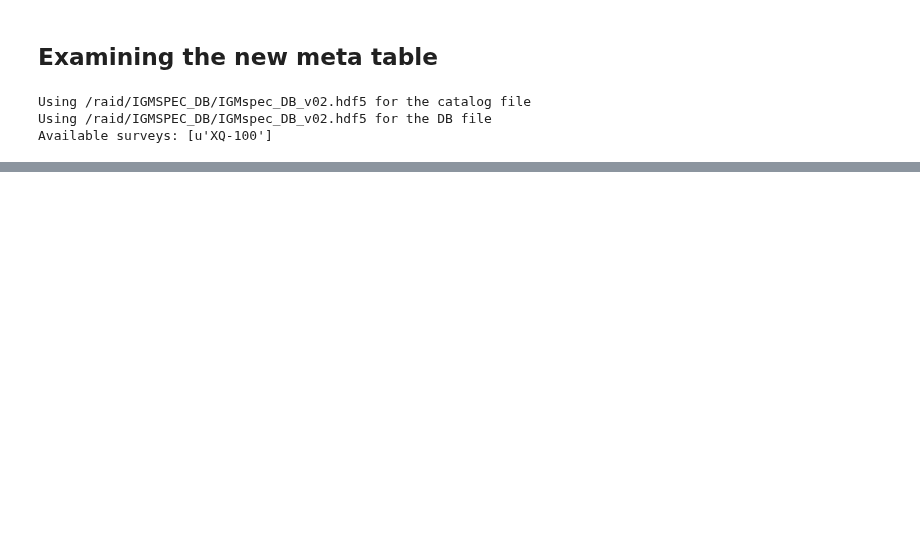
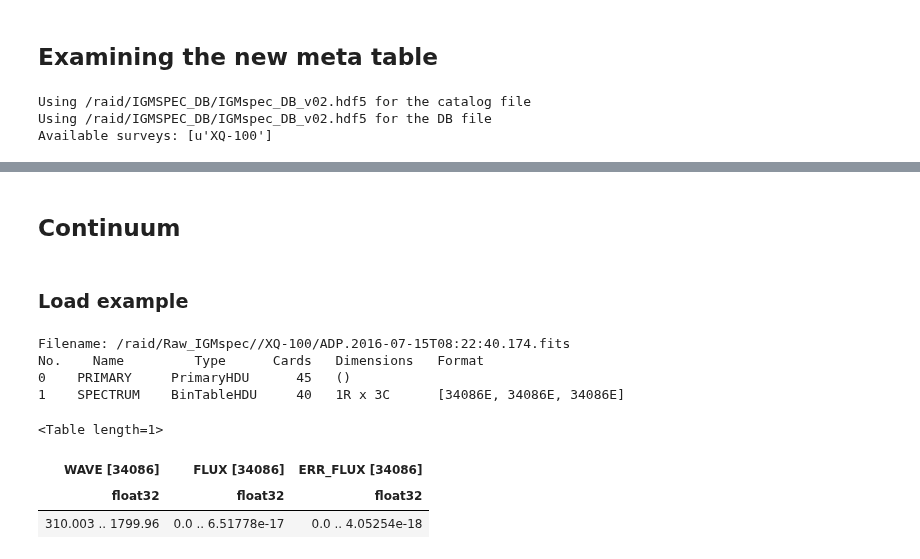
Before and after one commit to specdb/igmspec, a Jupyter notebook: docs/datasets/XQ-100.ipynb, the cells around one changed output, grey strips where cells are left out. Saved outputs shown, nothing was run; the diff lists cells and outputs as text; code cells hidden in the pictures; blank space fills up the shorter version.

```diff
--- a/docs/datasets/XQ-100.ipynb
+++ b/docs/datasets/XQ-100.ipynb
@@ -121,3 +168,26 @@ new_meta.keys()
  'R',
  'SURVEY_ID',
  'SPEC_FILE']
+# %% [markdown]
+## Continuum
+# %% [markdown]
+### Load example
+# %%
+exmpl = '/raid/Raw_IGMspec//XQ-100/ADP.2016-07-15T08:22:40.174.fits'
+# %%
+hdu = fits.open(exmpl)
+hdu.info()
+# %% [output]
+Filename: /raid/Raw_IGMspec//XQ-100/ADP.2016-07-15T08:22:40.174.fits
+No.    Name         Type      Cards   Dimensions   Format
+0    PRIMARY     PrimaryHDU      45   ()
+1    SPECTRUM    BinTableHDU     40   1R x 3C      [34086E, 34086E, 34086E]
+# %%
+all_spec = Table(hdu[1].data)
+# %%
+all_spec
+# %% [output]
+<Table length=1>
+| WAVE [34086] | FLUX [34086] | ERR_FLUX [34086] |
+| float32 | float32 | float32 |
+| 310.003 .. 1799.96 | 0.0 .. 6.51778e-17 | 0.0 .. 4.05254e-18 |
```
Also changed, not shown: parts of 19 cells of this notebook, 1 other file.
